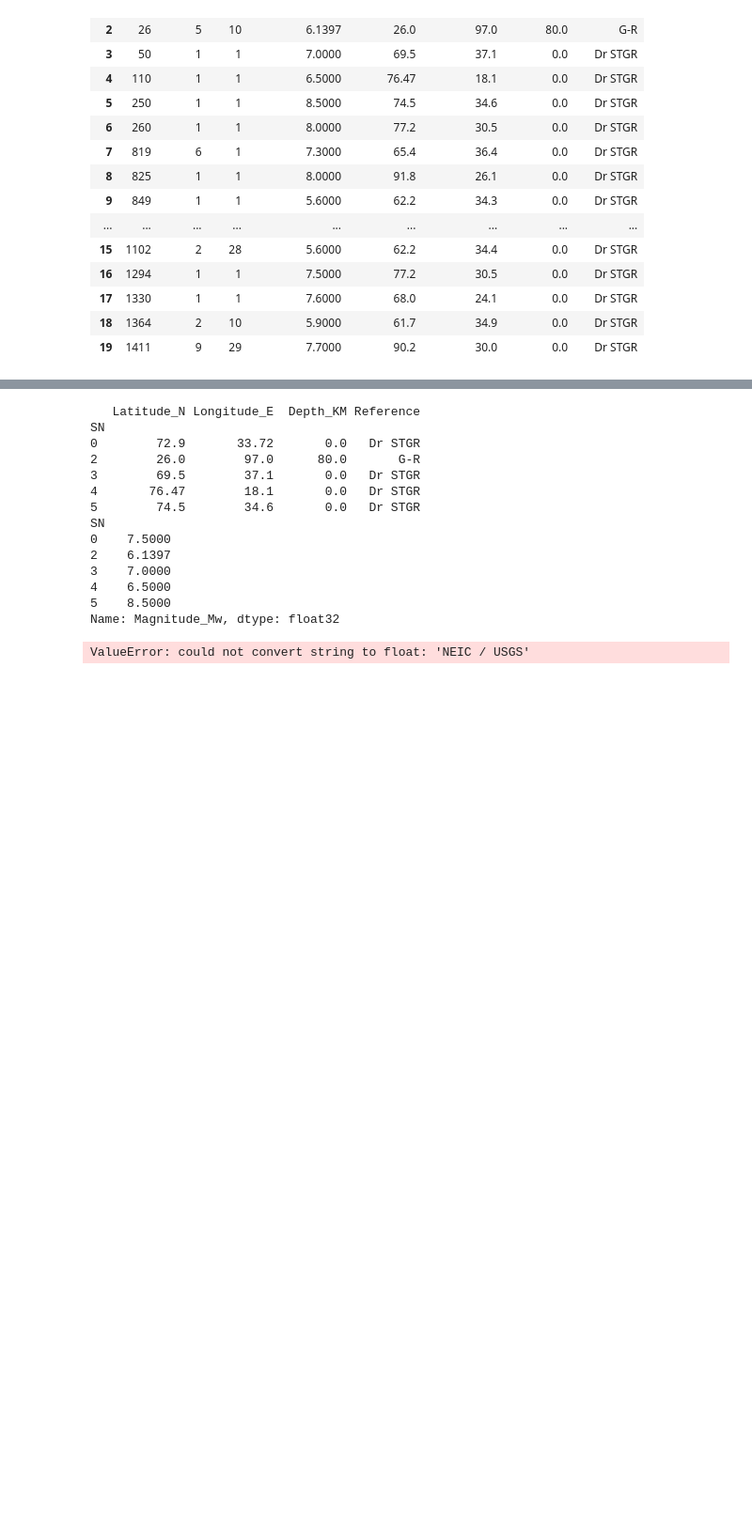
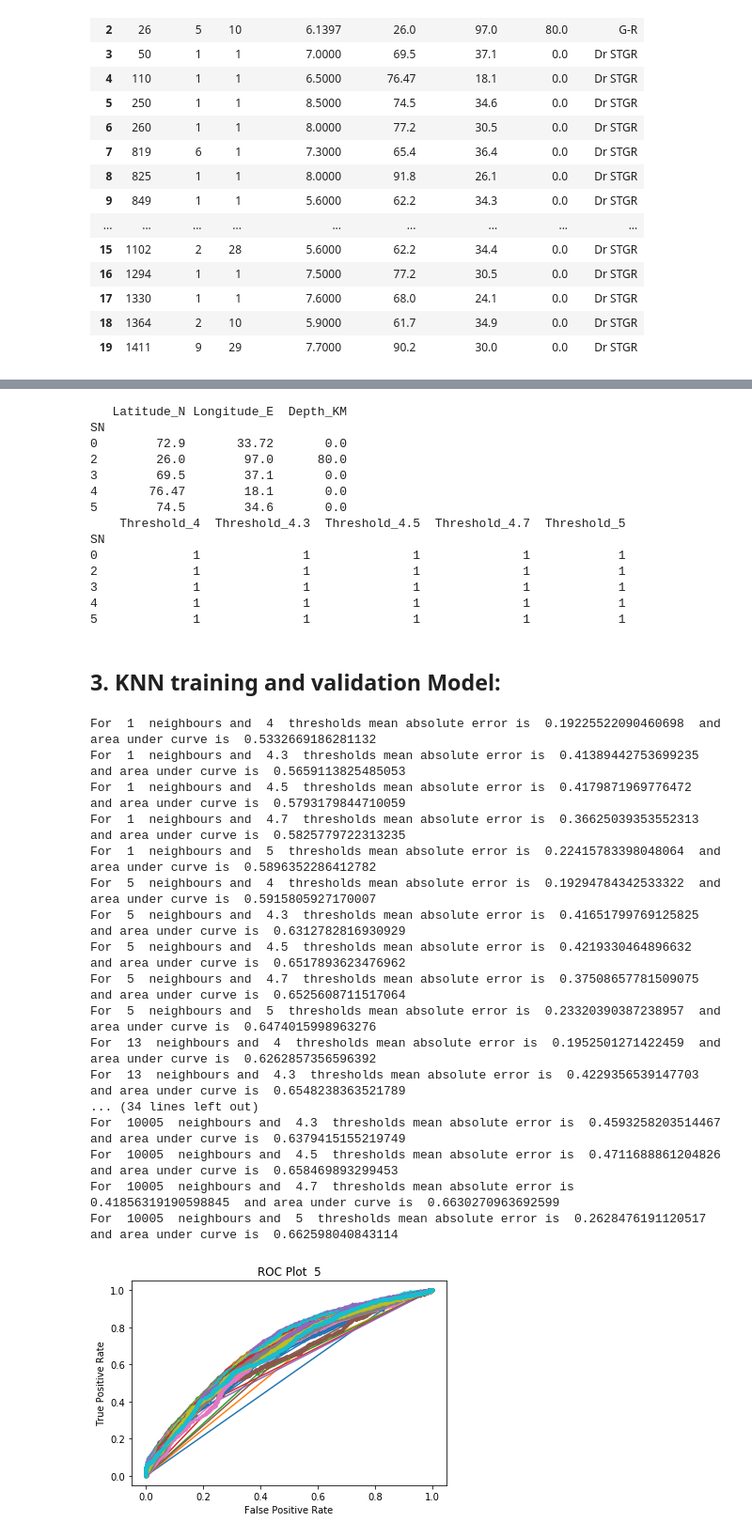
Before and after one commit to subodhsondkar/Data_Analytics_Classification_Project, a Jupyter notebook: Earthquake_pred.ipynb, the cells around one changed output, grey strips where cells are left out. Shown at 94% size. Cells and saved outputs as stored; diff of their text form; code cells hidden in the pictures; blank space fills up the shorter version.

```diff
--- a/Earthquake_pred.ipynb
+++ b/Earthquake_pred.ipynb
@@ -151,39 +174,74 @@ df.tail(20)
 # %%
-X_features=["Latitude_N","Longitude_E", "Depth_KM","Reference",]
+X_features=["Latitude_N","Longitude_E", "Depth_KM"]
 X=df[X_features]
-Y=df["Magnitude_Mw"]
+# Y=df["Magnitude_Mw"]
+Y_features=["Threshold_4","Threshold_4.3","Threshold_4.5","Threshold_4.7","Threshold_5"]
+Y=df[Y_features]
 
 print(X.head())
 print(Y.head())
 # %% [output]
-   Latitude_N Longitude_E  Depth_KM Reference
+   Latitude_N Longitude_E  Depth_KM
 SN
-0        72.9       33.72       0.0   Dr STGR
-2        26.0        97.0      80.0       G-R
-3        69.5        37.1       0.0   Dr STGR
-4       76.47        18.1       0.0   Dr STGR
-5        74.5        34.6       0.0   Dr STGR
+0        72.9       33.72       0.0
+2        26.0        97.0      80.0
+3        69.5        37.1       0.0
+4       76.47        18.1       0.0
+5        74.5        34.6       0.0
+    Threshold_4  Threshold_4.3  Threshold_4.5  Threshold_4.7  Threshold_5
 SN
-0    7.5000
-2    6.1397
-3    7.0000
-4    6.5000
-5    8.5000
-Name: Magnitude_Mw, dtype: float32
+0             1              1              1              1            1
+2             1              1              1              1            1
+3             1              1              1              1            1
+4             1              1              1              1            1
+5             1              1              1              1            1
 # %%
 from sklearn.model_selection import train_test_split
 train_x, test_x, train_y, test_y = train_test_split(X,Y,test_size=0.2)
+# %% [markdown]
+## 3. KNN training and validation Model:
 # %%
 from sklearn.neighbors import KNeighborsRegressor
 from sklearn.metrics import mean_absolute_error
+from sklearn.metrics import roc_curve, roc_auc_score
+import matplotlib.pyplot as plt
 
-
-neighbour_cnt=[1,5,9,11,13,31,43,79,107]
+neighbour_cnt=[1,5,13,31,57,107,253,501,5001,10005]
+threshold=[4,4.3,4.5,4.7,5]
 for i in neighbour_cnt:
-    KNN_model= KNeighborsRegressor(n_neighbors=i)
-    KNN_model.fit(train_x,train_y)
-    pred_y=KNN_model.predict(test_x)
-    mea=mean_absolute_error(pred_y,test_y)
-    print("For ",i," neighbours, mean absolute error is ",mea)
+    for th in threshold:
+        KNN_model= KNeighborsRegressor(n_neighbors=i)
+        col_name="Threshold_"+str(th)
+        KNN_model.fit(train_x,train_y[col_name])
+        pred_y=KNN_model.predict(test_x)
+        mea=mean_absolute_error(pred_y,test_y[col_name])
+        knn_auc = roc_auc_score(test_y[col_name],pred_y)
+        print("For ",i," neighbours and ",th," thresholds mean absolute error is ",mea," and area under curve is ",knn_auc)
+        knn_fpr, knn_tpr, _ = roc_curve(test_y[col_name],pred_y)
+        plt.plot(knn_fpr, knn_tpr, marker='.', label='Nearest Neighbors (AUROC = %0.3f)' % knn_auc)
+        plt.title('ROC Plot  '+str(th))
+        # Axis labels
+        plt.xlabel('False Positive Rate')
+        plt.ylabel('True Positive Rate')
+#         # Show legend
+#         plt.legend() #
+#         plt.show()
 # %% [output]
-ValueError: could not convert string to float: 'NEIC / USGS'
+For  1  neighbours and  4  thresholds mean absolute error is  0.19225522090460698  and area under curve is  0.5332669186281132
+For  1  neighbours and  4.3  thresholds mean absolute error is  0.41389442753699235  and area under curve is  0.5659113825485053
+For  1  neighbours and  4.5  thresholds mean absolute error is  0.4179871969776472  and area under curve is  0.5793179844710059
+For  1  neighbours and  4.7  thresholds mean absolute error is  0.36625039353552313  and area under curve is  0.5825779722313235
+For  1  neighbours and  5  thresholds mean absolute error is  0.22415783398048064  and area under curve is  0.5896352286412782
+For  5  neighbours and  4  thresholds mean absolute error is  0.19294784342533322  and area under curve is  0.5915805927170007
+For  5  neighbours and  4.3  thresholds mean absolute error is  0.41651799769125825  and area under curve is  0.6312782816930929
+For  5  neighbours and  4.5  thresholds mean absolute error is  0.4219330464896632  and area under curve is  0.6517893623476962
+For  5  neighbours and  4.7  thresholds mean absolute error is  0.37508657781509075  and area under curve is  0.6525608711517064
+For  5  neighbours and  5  thresholds mean absolute error is  0.23320390387238957  and area under curve is  0.6474015998963276
+For  13  neighbours and  4  thresholds mean absolute error is  0.1952501271422459  and area under curve is  0.6262857356596392
+For  13  neighbours and  4.3  thresholds mean absolute error is  0.4229356539147703  and area under curve is  0.6548238363521789
+... (34 lines left out)
+For  10005  neighbours and  4.3  thresholds mean absolute error is  0.4593258203514467  and area under curve is  0.6379415155219749
+For  10005  neighbours and  4.5  thresholds mean absolute error is  0.4711688861204826  and area under curve is  0.658469893299453
+For  10005  neighbours and  4.7  thresholds mean absolute error is  0.41856319190598845  and area under curve is  0.6630270963692599
+For  10005  neighbours and  5  thresholds mean absolute error is  0.2628476191120517  and area under curve is  0.662598040843114
+[figure, added]
```
Also changed, not shown: parts of 10 cells of this notebook.
